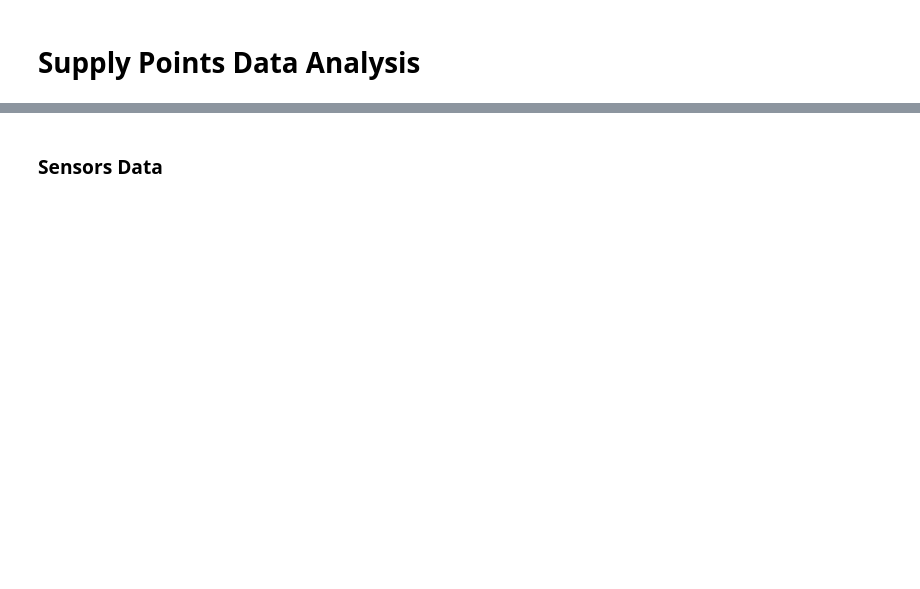
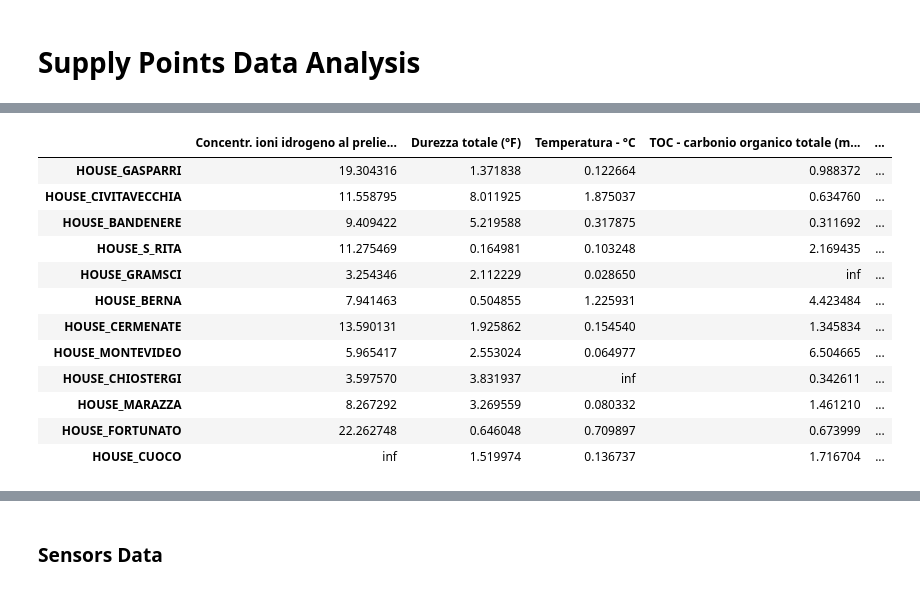
Before and after one commit to MassimilianoArca/SafeCREW, a Jupyter notebook: safecrew/milan/data_analysis/supply_points.ipynb, the cells around one changed output, grey strips where cells are left out. Drawn from its saved outputs; the diff is of its cells as text; code cells hidden in the pictures; blank space fills up the shorter version.

Commit message:
comparison plots + metadata results

```diff
--- a/safecrew/milan/data_analysis/supply_points.ipynb
+++ b/safecrew/milan/data_analysis/supply_points.ipynb
@@ -16,5 +29,5 @@ house_codes_path = os.path.join(data_path, "Case-Codici.xlsx")
 # %%
-raw_grab_samples_df = pd.read_csv(raw_grab_samples_path)
+raw_grab_samples_df = pd.read_excel(raw_grab_samples_path, dtype=object)
 # %%
 def count_values(series):
     num_nans = series.isna().sum()
@@ -144,26 +233,20 @@ for column in columns:
 # %%
-# TODO prima trasformare i dati non numerici in numerici e poi fare il plot
+%%script false --no-raise-error
 
 for punto in grab_samples_df["Codice punto di prelievo"].unique():
-    for col in grab_samples_df.columns:
-        # check if column belongs to float type
-        if grab_samples_df[col].dtype == float:
-            sanitized_col = col.split("-")[0].rstrip()
-            # Extract unit of measure from column name
-            unit_of_measure = (
-                col.split("[")[1].split("]")[0] if "[" in col else ""
-            )
-            grab_samples_df[
-                grab_samples_df["Codice punto di prelievo"] == punto
-            ].plot(
-                x="Data di prelievo",
-                y=col,
-                legend=False,
-                title=f"{punto} - {sanitized_col} [{unit_of_measure}]",
-                fontsize=8,
-                figsize=(40, 10),
-            )
-            directory = f"/Users/massimilianoarca/Documents/SafeCREW/Soft Sensors data/Milano/Grab samples data plots/{punto}"
-            if not os.path.exists(directory):
-                os.makedirs(directory)
-            plt.savefig(f"{directory}/{sanitized_col}.png", dpi=300)
+    for col in columns:
+        grab_samples_df[
+            grab_samples_df["Codice punto di prelievo"] == punto
+        ].plot(
+            x="Data di prelievo",
+            y=col,
+            legend=False,
+            title=f"{punto} - {col}",
+            fontsize=8,
+            figsize=(40, 10),
+        )
+        directory = f"/Users/massimilianoarca/Documents/PoliMi/Research Grant/SafeCREW/Data/Milano/Grab samples data plots/{punto}"
+        if not os.path.exists(directory):
+            os.makedirs(directory)
+        filename = sanitize_filename(f"{col}.png")
+        plt.savefig(os.path.join(directory, filename), dpi=300)
@@ -169,0 +407,16 @@ for punto in grab_samples_df["Codice punto di prelievo"].unique():
+# %%
+kl_divergences_df
+# %% [output]
+|  | Concentr. ioni idrogeno al prelie... | Durezza totale (°F) | Temperatura - °C | TOC - carbonio organico totale (m... | ... |
+| HOUSE_GASPARRI | 19.304316 | 1.371838 | 0.122664 | 0.988372 | ... |
+| HOUSE_CIVITAVECCHIA | 11.558795 | 8.011925 | 1.875037 | 0.634760 | ... |
+| HOUSE_BANDENERE | 9.409422 | 5.219588 | 0.317875 | 0.311692 | ... |
+| HOUSE_S_RITA | 11.275469 | 0.164981 | 0.103248 | 2.169435 | ... |
+| HOUSE_GRAMSCI | 3.254346 | 2.112229 | 0.028650 | inf | ... |
+| HOUSE_BERNA | 7.941463 | 0.504855 | 1.225931 | 4.423484 | ... |
+| HOUSE_CERMENATE | 13.590131 | 1.925862 | 0.154540 | 1.345834 | ... |
+| HOUSE_MONTEVIDEO | 5.965417 | 2.553024 | 0.064977 | 6.504665 | ... |
+| HOUSE_CHIOSTERGI | 3.597570 | 3.831937 | inf | 0.342611 | ... |
+| HOUSE_MARAZZA | 8.267292 | 3.269559 | 0.080332 | 1.461210 | ... |
+| HOUSE_FORTUNATO | 22.262748 | 0.646048 | 0.709897 | 0.673999 | ... |
+| HOUSE_CUOCO | inf | 1.519974 | 0.136737 | 1.716704 | ... |
```
Also changed, not shown: parts of 36 cells of this notebook, 5 other files.
